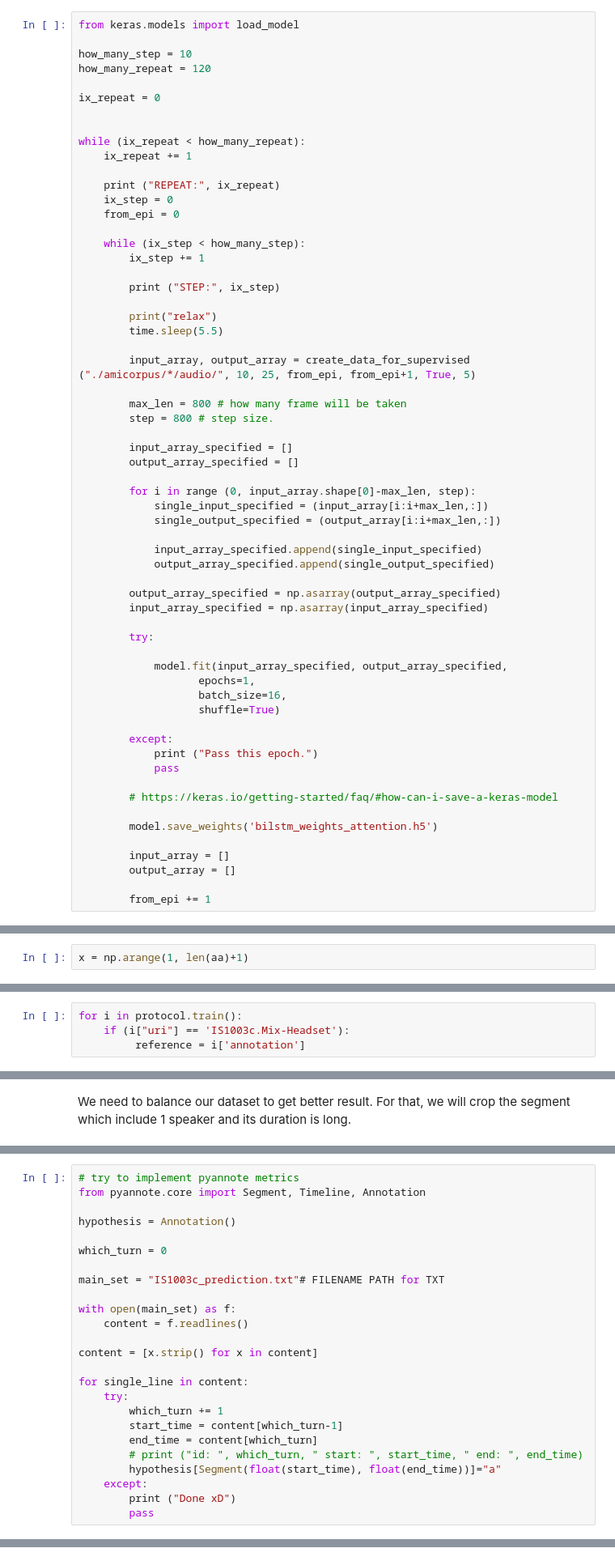
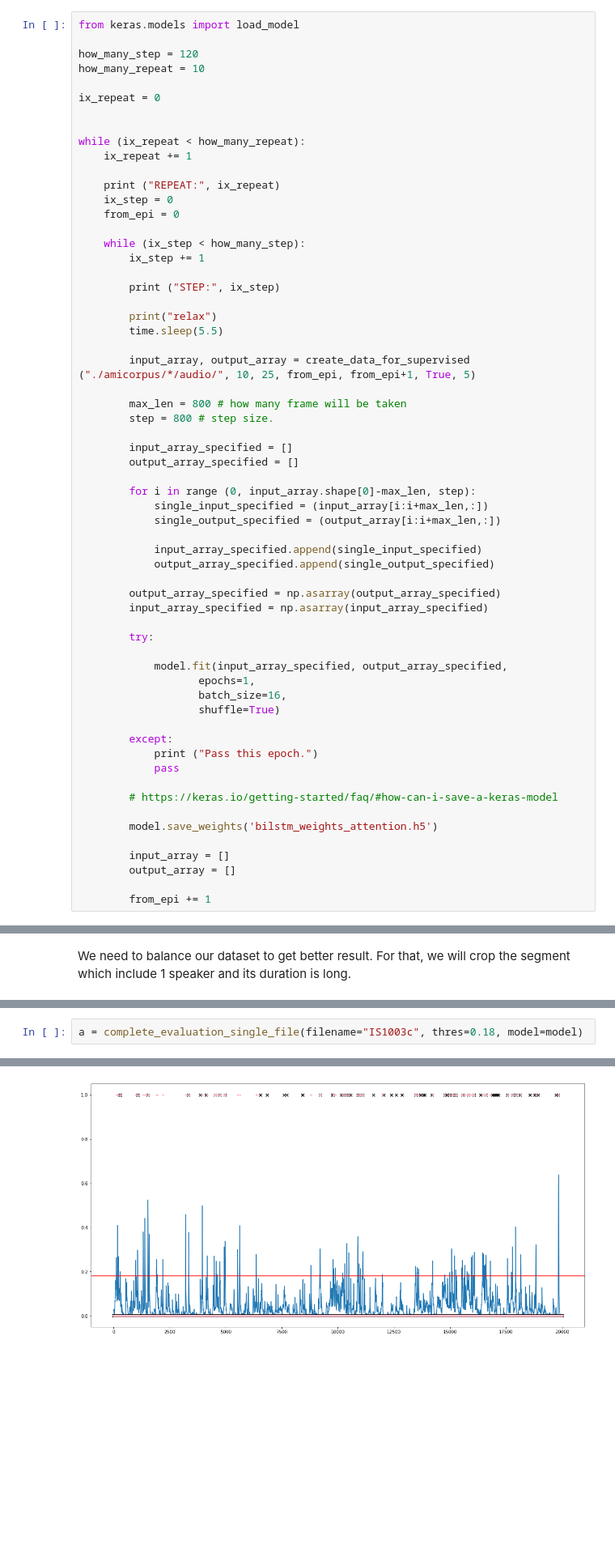
Before and after one commit to hedonistrh/SpChangeDetect, a Jupyter notebook: BiLSTM.ipynb, the cells around one changed output, grey strips where cells are left out. Shown at 81% size. Saved outputs shown, nothing was run; the diff lists cells and outputs as text; blank space fills up the shorter version.

```diff
--- a/BiLSTM.ipynb
+++ b/BiLSTM.ipynb
@@ -551,8 +984,8 @@ model.compile(loss='binary_crossentropy', optimizer="rmsprop")
 # %%
 from keras.models import load_model
 
-how_many_step = 10
-how_many_repeat = 120
+how_many_step = 120
+how_many_repeat = 10
 
 ix_repeat = 0
 
@@ -791,2 +1176,0 @@ np.mean(bb)
-# %%
-x = np.arange(1, len(aa)+1)
@@ -809,4 +1176,0 @@ protocol = get_protocol('AMI.SpeakerDiarization.MixHeadset')
-# %%
-for i in protocol.train():
-    if (i["uri"] == 'IS1003c.Mix-Headset'):
-         reference = i['annotation']
@@ -871,25 +1178,0 @@ evaluate_system("IS1003c", "IS1003c")
-# %%
-# try to implement pyannote metrics
-from pyannote.core import Segment, Timeline, Annotation
-
-hypothesis = Annotation()
-
-which_turn = 0
-
-main_set = "IS1003c_prediction.txt"# FILENAME PATH for TXT
-
-with open(main_set) as f:
-    content = f.readlines()
-
-content = [x.strip() for x in content]
-
-for single_line in content:
-    try:
-        which_turn += 1
-        start_time = content[which_turn-1]
-        end_time = content[which_turn]
-        # print ("id: ", which_turn, " start: ", start_time, " end: ", end_time)
-        hypothesis[Segment(float(start_time), float(end_time))]="a"
-    except:
-        print ("Done xD")
-        pass
@@ -1049,0 +1307,3 @@ pp.show()
+# %%
+a = complete_evaluation_single_file(filename="IS1003c", thres=0.18, model=model)
+# %% [output]
@@ -1049,0 +1311 @@ pp.show()
+[figure, added]
```
Also changed, not shown: parts of 58 cells of this notebook.
